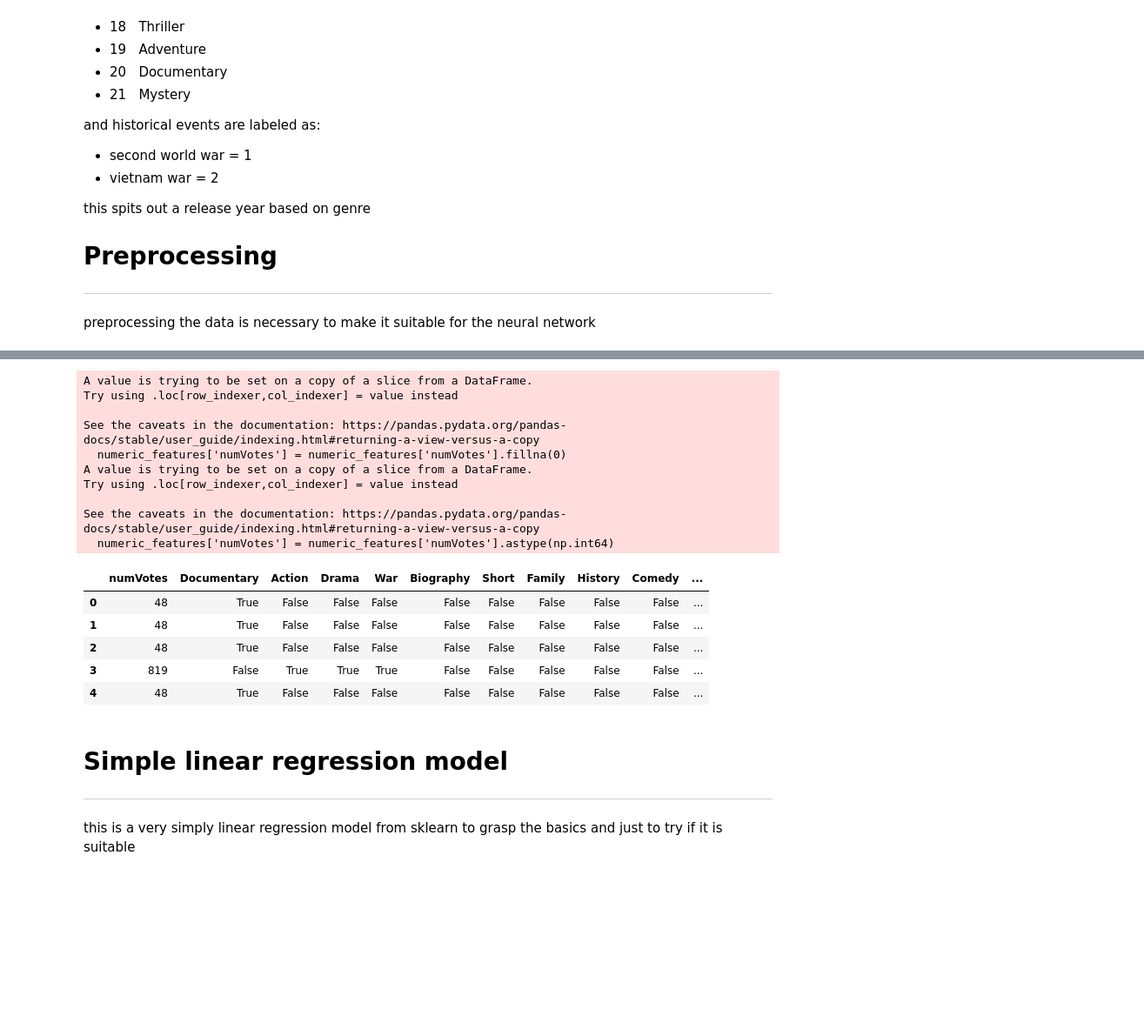
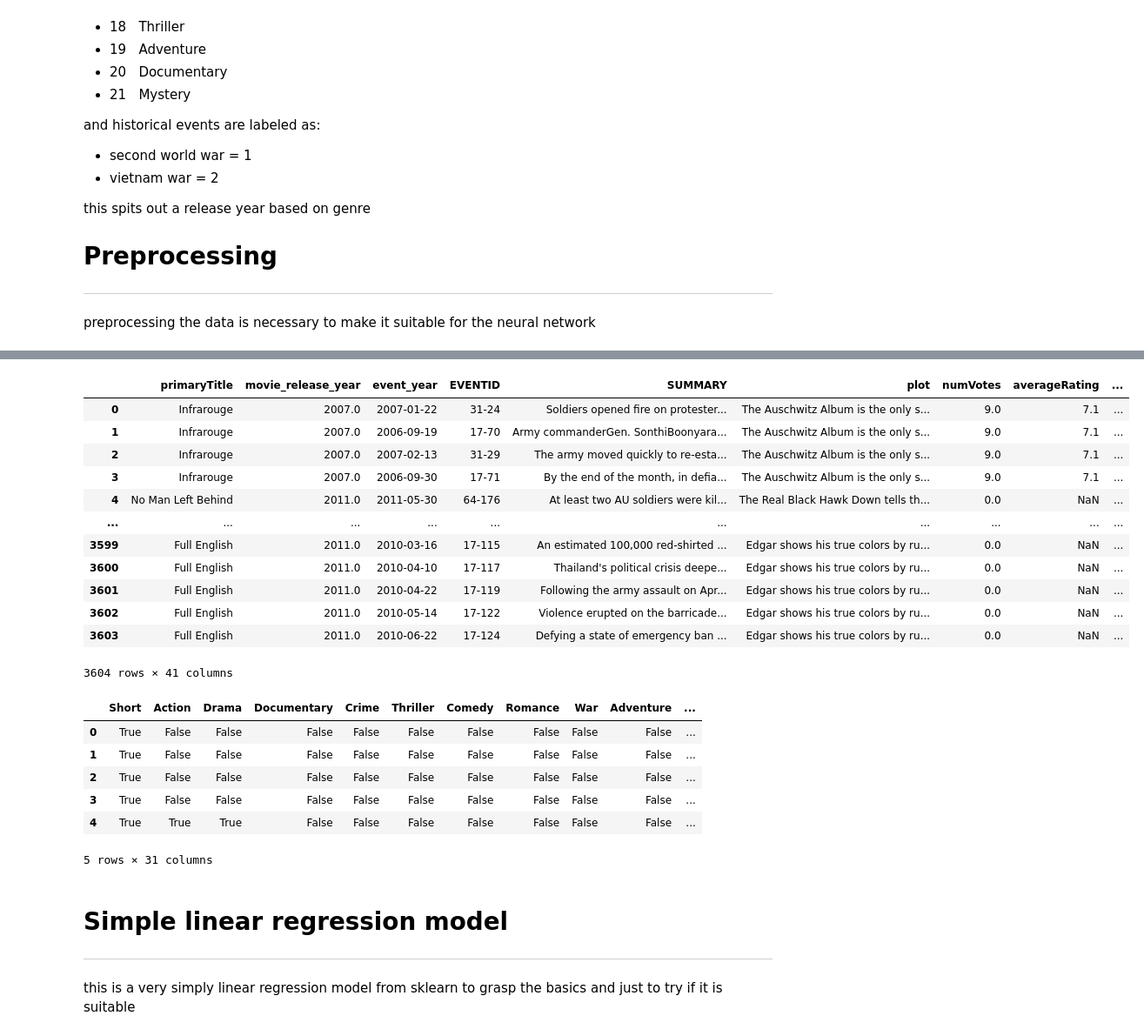
Before and after one commit to HermanHeringa/datascience-films, a Jupyter notebook: models/definitive_model.ipynb, the cells around one changed output, grey strips where cells are left out. Shown: that part at 87% size. Cells and saved outputs as stored; diff of their text form; code cells hidden in the pictures; blank space fills up the shorter version.

```diff
--- a/models/definitive_model.ipynb
+++ b/models/definitive_model.ipynb
@@ -112,31 +125,37 @@ df
+# %%
+df = df.join(df.pop('historical_event').str.join('').str.get_dummies().astype(bool))
+df
+# %% [output]
+|  | primaryTitle | movie_release_year | event_year | EVENTID | SUMMARY | plot | numVotes | averageRating | ... |
+| 0 | Infrarouge | 2007.0 | 2007-01-22 | 31-24 | Soldiers opened fire on protester... | The Auschwitz Album is the only s... | 9.0 | 7.1 | ... |
+| 1 | Infrarouge | 2007.0 | 2006-09-19 | 17-70 | Army commanderGen. SonthiBoonyara... | The Auschwitz Album is the only s... | 9.0 | 7.1 | ... |
+| 2 | Infrarouge | 2007.0 | 2007-02-13 | 31-29 | The army moved quickly to re-esta... | The Auschwitz Album is the only s... | 9.0 | 7.1 | ... |
+| 3 | Infrarouge | 2007.0 | 2006-09-30 | 17-71 | By the end of the month, in defia... | The Auschwitz Album is the only s... | 9.0 | 7.1 | ... |
+| 4 | No Man Left Behind | 2011.0 | 2011-05-30 | 64-176 | At least two AU soldiers were kil... | The Real Black Hawk Down tells th... | 0.0 | NaN | ... |
+| ... | ... | ... | ... | ... | ... | ... | ... | ... | ... |
+| 3599 | Full English | 2011.0 | 2010-03-16 | 17-115 | An estimated 100,000 red-shirted ... | Edgar shows his true colors by ru... | 0.0 | NaN | ... |
+| 3600 | Full English | 2011.0 | 2010-04-10 | 17-117 | Thailand's political crisis deepe... | Edgar shows his true colors by ru... | 0.0 | NaN | ... |
+| 3601 | Full English | 2011.0 | 2010-04-22 | 17-119 | Following the army assault on Apr... | Edgar shows his true colors by ru... | 0.0 | NaN | ... |
+| 3602 | Full English | 2011.0 | 2010-05-14 | 17-122 | Violence erupted on the barricade... | Edgar shows his true colors by ru... | 0.0 | NaN | ... |
+| 3603 | Full English | 2011.0 | 2010-06-22 | 17-124 | Defying a state of emergency ban ... | Edgar shows his true colors by ru... | 0.0 | NaN | ... |
+3604 rows × 41 columns
 # %%
-#get test data for input
+#get the events
 
 # get numeric features and set as target
-numeric_feature_names = ['numVotes'] + list(unique_genres)
+numeric_feature_names = list(unique_genres)
+numeric_feature_names.append('Vietnam War')
+numeric_feature_names.append('Second World War')
 numeric_features = df[numeric_feature_names]
-numeric_features['numVotes'] = numeric_features['numVotes'].fillna(0)
-numeric_features['numVotes'] = numeric_features['numVotes'].astype(np.int64)
-
-
 numeric_features.head()
 # %% [output]
+|  | Short | Action | Drama | Documentary | Crime | Thriller | Comedy | Romance | War | Adventure | ... |
+| 0 | True | False | False | False | False | False | False | False | False | False | ... |
+| 1 | True | False | False | False | False | False | False | False | False | False | ... |
+| 2 | True | False | False | False | False | False | False | False | False | False | ... |
+| 3 | True | False | False | False | False | False | False | False | False | False | ... |
+| 4 | True | True | True | False | False | False | False | False | False | False | ... |
-A value is trying to be set on a copy of a slice from a DataFrame.
-Try using .loc[row_indexer,col_indexer] = value instead
-
-See the caveats in the documentation: https://pandas.pydata.org/pandas-docs/stable/user_guide/indexing.html#returning-a-view-versus-a-copy
-  numeric_features['numVotes'] = numeric_features['numVotes'].fillna(0)
-A value is trying to be set on a copy of a slice from a DataFrame.
-Try using .loc[row_indexer,col_indexer] = value instead
-
-See the caveats in the documentation: https://pandas.pydata.org/pandas-docs/stable/user_guide/indexing.html#returning-a-view-versus-a-copy
-  numeric_features['numVotes'] = numeric_features['numVotes'].astype(np.int64)
+5 rows × 31 columns
-|  | numVotes | Documentary | Action | Drama | War | Biography | Short | Family | History | Comedy | ... |
-| 0 | 48 | True | False | False | False | False | False | False | False | False | ... |
-| 1 | 48 | True | False | False | False | False | False | False | False | False | ... |
-| 2 | 48 | True | False | False | False | False | False | False | False | False | ... |
-| 3 | 819 | False | True | True | True | False | False | False | False | False | ... |
-| 4 | 48 | True | False | False | False | False | False | False | False | False | ... |
 # %% [markdown]
 # Simple linear regression model
 ---
```
Also changed, not shown: parts of 12 cells of this notebook, 14 other files.
